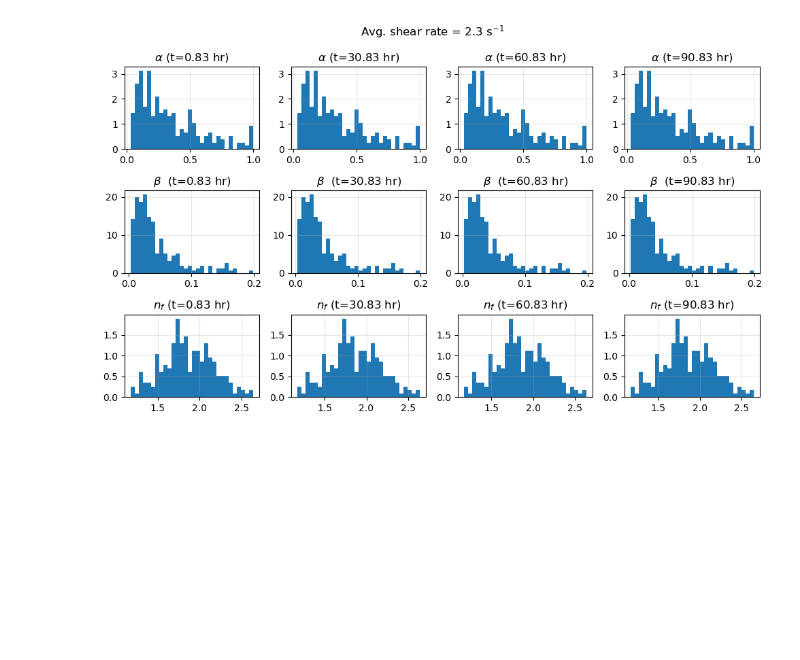
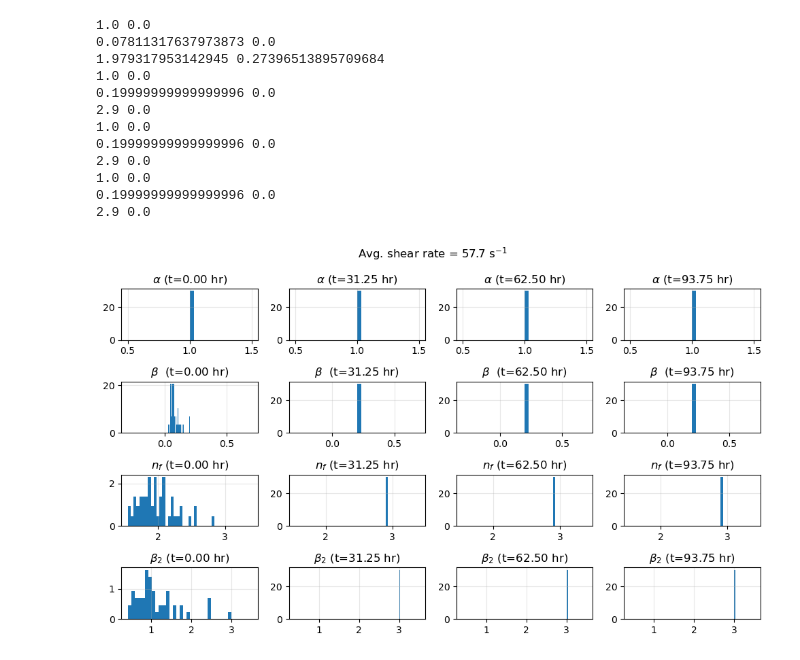
Before and after one commit to sienna-white/enkf_sediment, a Jupyter notebook: plot_floc_mod_ens.ipynb, the cells around one changed output. Saved outputs shown, nothing was run; the diff lists cells and outputs as text; code cells hidden in the pictures; blank space fills up the shorter version.

```diff
--- a/plot_floc_mod_ens.ipynb
+++ b/plot_floc_mod_ens.ipynb
@@ -11,12 +11,12 @@ import matplotlib.dates as mdates
 
 
 
-
-ds = xr.open_dataset("FlocMod_ADV_G_5.nc", decode_times=False)
+ds = xr.open_dataset("FlocMod_ADV_G_9.nc", decode_times=False)
 
 
 date = pd.to_datetime("2020-07-16 20:10:01")
 
+print(ds)
 # Blank out nans
 ds = ds.dropna(dim="N", how="any")
 
@@ -24,7 +24,8 @@ ds = ds.dropna(dim="N", how="any")
 mtime = [date + pd.Timedelta(t, unit='s') for t in ds.time.values]
 nt = len(ds.time)
 Nens = len(ds.N)
-print(Nens)
+volume = ds.Ds**3 * (ds.Ds/10e-6)**ds.nf.isel(time=0)
+print(ds.ssc.values)
 
 # Load in ACDP data
 adcp = xr.open_dataset("/global/homes/s/siennaw/scratch/siennaw/data/usgs/resampled_adcp_usgs.nc") #, decode_times=False)
@@ -46,5 +63,5 @@ def format_date_ax(ax, int=1):
 # %%
-fig, axs = plt.subplots(nrows=5, ncols=2, figsize=(10, 11), sharex=True, sharey=False)
+fig, axs = plt.subplots(nrows=5, ncols=2, figsize=(10, 11), sharex=True, sharey=True)
 axs = axs.flatten()
 
 
@@ -58,7 +75,10 @@ for j, Ds in enumerate(range(0, Ns, 1)):
         G = ds.G.isel(time=1, N=i)
         #ssc       (time, Ds, N)
         # mass = ds.mass.isel(Ds=Ds)
-        s0 = ds.ssc.isel(N=i).isel(Ds=Ds)
+
+        s0 = ds.ssc.isel(N=i).isel(Ds=Ds) * volume.isel(Ds=Ds, N=i)
+        # print(s0)
+
         axs[j].plot(time, s0, color=cmo.cm.thermal(i/Nens), linewidth=2) #, label="Nens=%d" % i)
         # axs[j].set_ylim(0, 1e4)
 axs[-5].legend(bbox_to_anchor=(1.05, 1), loc='upper left', borderaxespad=0. )
@@ -87,7 +108,7 @@ for i in range(0, 15):
     time = ds.time.values / 3600
     ssc = ds.ssc.isel(N=i)
     # print(ssc[0:10, 0:5].values)
-    h = axs[i].pcolormesh(time, ds.Ds.values*1e6, ssc.T, cmap=cmo.cm.thermal, shading='auto', vmin=0, vmax=0.8e5)
+    h = axs[i].pcolormesh(time, ds.Ds.values*1e6, ssc.T, cmap=cmo.cm.thermal, shading='auto', vmin=0, vmax=0.8e3)
     axs[i].set_yscale("log")
 
 
@@ -107,10 +129,11 @@ for it, t in enumerate(range(6, nt, nt//4)):
     Ds = ds.Ds.values*1e6
     label="T=%d min" % (t*10/60)
     for i in range(0, Nens):
-        var = ds.ssc.isel(time=t, N=i)
-        axs[it].plot(Ds, var/1e6, '-', color=cmo.cm.haline(i/Nens), linewidth=2, alpha=0.1) #,color=cmo.cm.thermal(t/nt))
-    mean = ds.ssc.isel(time=t).mean(dim="N")
-    axs[it].plot(Ds, mean/1e6, '-', color='k', linewidth=2, label=label)
+        var = ds.ssc.isel(time=t, N=i) * volume.isel(N=i)
+        axs[it].plot(Ds, var, '-', color=cmo.cm.haline(i/Nens), linewidth=2, alpha=0.1) #,color=cmo.cm.thermal(t/nt))
+
+    mean = ds.ssc.isel(time=t).mean(dim="N")* volume.mean(dim="N")
+    axs[it].plot(Ds, mean, '-', color='k', linewidth=2, label=label)
 
     axs[it].set_xscale('log')
     axs[it].grid(alpha=0.3)
@@ -278,31 +310,49 @@ AssertionError:
 # %%
 import numpy as np
 
-fig, axs = plt.subplots(figsize=(10, 6), nrows=3, ncols=4, sharex='row')
+fig, axs = plt.subplots(figsize=(10, 6), nrows=4, ncols=4, sharex='row')
 shears = ds.G.values.flatten()
 shear = np.mean(shears)
 plt.suptitle(r"Avg. shear rate = %2.1f s$^{-1}$" % shear) #%.2f hr" % (ds.time.isel(time=i).values/3600))
 
-for i, t in enumerate(range(10, nt, nt//4)):
+for i, t in enumerate(range(0, nt, nt//4)):
 
     alphas = ds.alpha.isel(time=t).values
     betas = ds.beta.isel(time=t).values
     nfs = ds.nf.isel(time=t).values
+    beta2s = ds.beta2.isel(time=t).values
+    axs[0, i].hist(alphas, density=True, bins=30)
+    print(np.mean(alphas), np.std(alphas))
+    print(np.mean(betas), np.std(alphas))
+    print(np.mean(nfs), np.std(nfs))
 
-    axs[0, i].hist(alphas, density=True, bins=30)
+
     axs[0, i].set_title(r"$\alpha$ (t=%.2f hr)" % (ds.time.isel(time=t).values/3600))
     axs[1, i].hist(betas, density=True, bins=30)
     axs[1, i].set_title(r"$\beta$  (t=%.2f hr)" % (ds.time.isel(time=t).values/3600))
     axs[2, i].hist(nfs, density=True, bins=30)
     axs[2, i].set_title("$n_f$ (t=%.2f hr)" % (ds.time.isel(time=t).values/3600))
 
-
+    axs[3, i].hist(beta2s, density=True, bins=30)
+    axs[3, i].set_title(r"$\beta_2$ (t=%.2f hr)" % (ds.time.isel(time=t).values/3600))
 
 for ax in axs.flatten():
     ax.grid(alpha=0.3)
 plt.tight_layout()
     # axs[0].set_yscale('log')
     # axs[1].set_yscale('log')
     # axs[2].set_yscale('log')
 # %% [output]
+1.0 0.0
+0.07811317637973873 0.0
+1.979317953142945 0.27396513895709684
+1.0 0.0
+0.19999999999999996 0.0
+2.9 0.0
+1.0 0.0
+0.19999999999999996 0.0
+2.9 0.0
+1.0 0.0
+0.19999999999999996 0.0
+2.9 0.0
-[figure, old version]
+[figure, new version]
```
Also changed, not shown: parts of 7 cells of this notebook, 5 other files.
